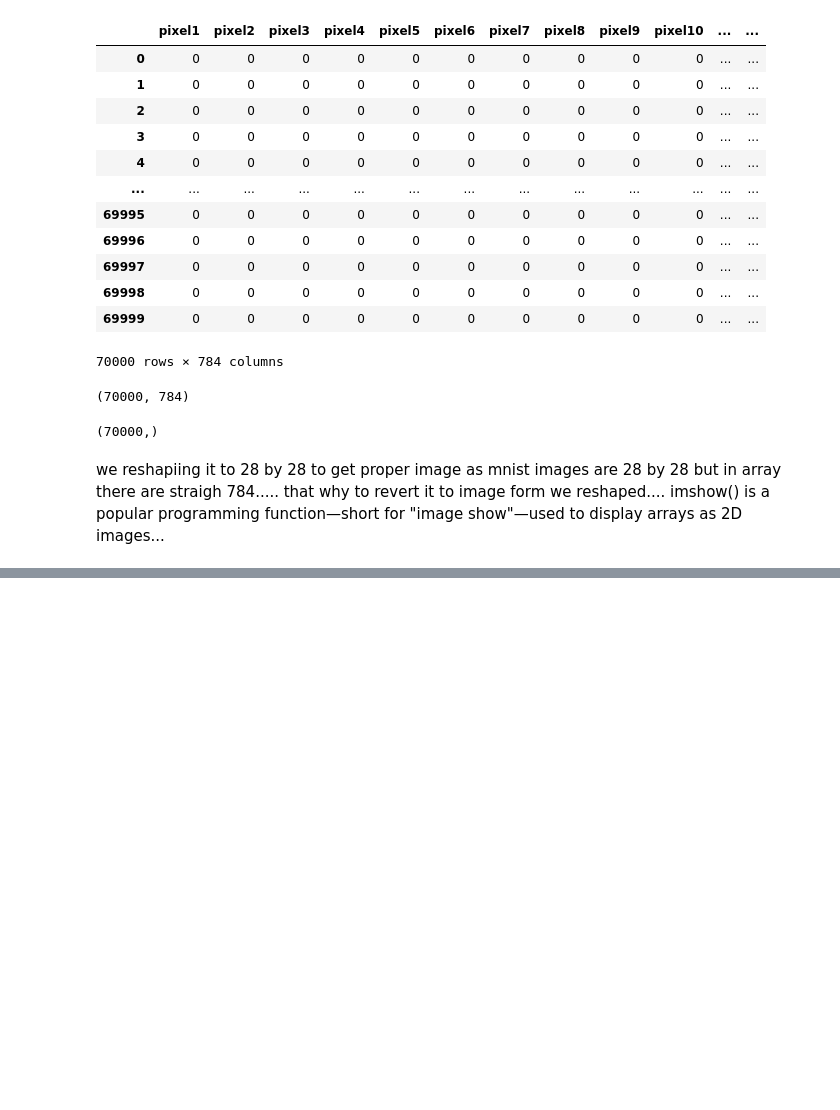
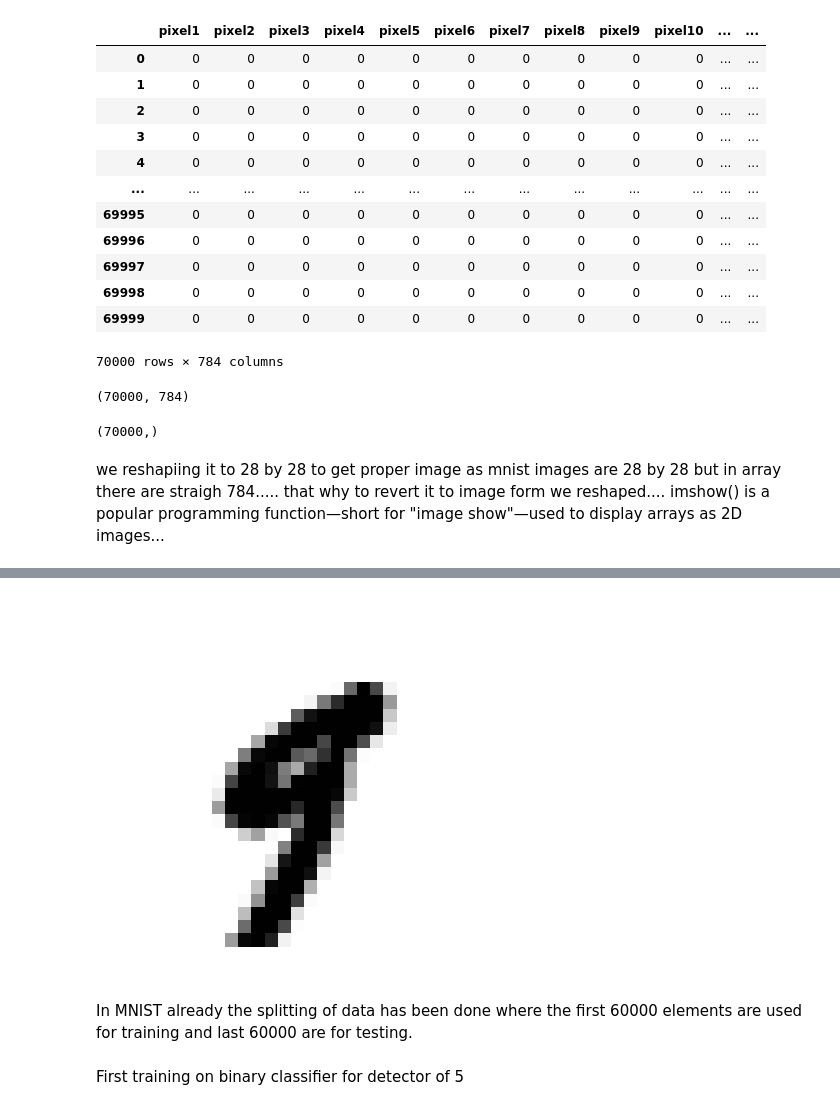
Before and after one commit to tashfeensubhani/practisedatascientist, a Jupyter notebook: Chapter 3/MNIST.ipynb, the cells around one changed output, grey strips where cells are left out. Cells and saved outputs as stored; diff of their text form; code cells hidden in the pictures; blank space fills up the shorter version.

```diff
--- a/Chapter 3/MNIST.ipynb
+++ b/Chapter 3/MNIST.ipynb
@@ -70,0 +69,6 @@ KeyError: 36000
+# %%
+some_digit = X.iloc[36000].values
+plot_digit(some_digit)
+plt.show()
+# %% [output]
+[figure, added]
@@ -70,0 +77,4 @@ KeyError: 36000
+# %% [markdown]
+In MNIST already the splitting of data has been done where the first 60000 elements are used for training and last 60000 are for testing.
+# %% [markdown]
+First training on binary classifier for detector of 5
```
Also changed, not shown: parts of 10 cells of this notebook, 2 other files.
